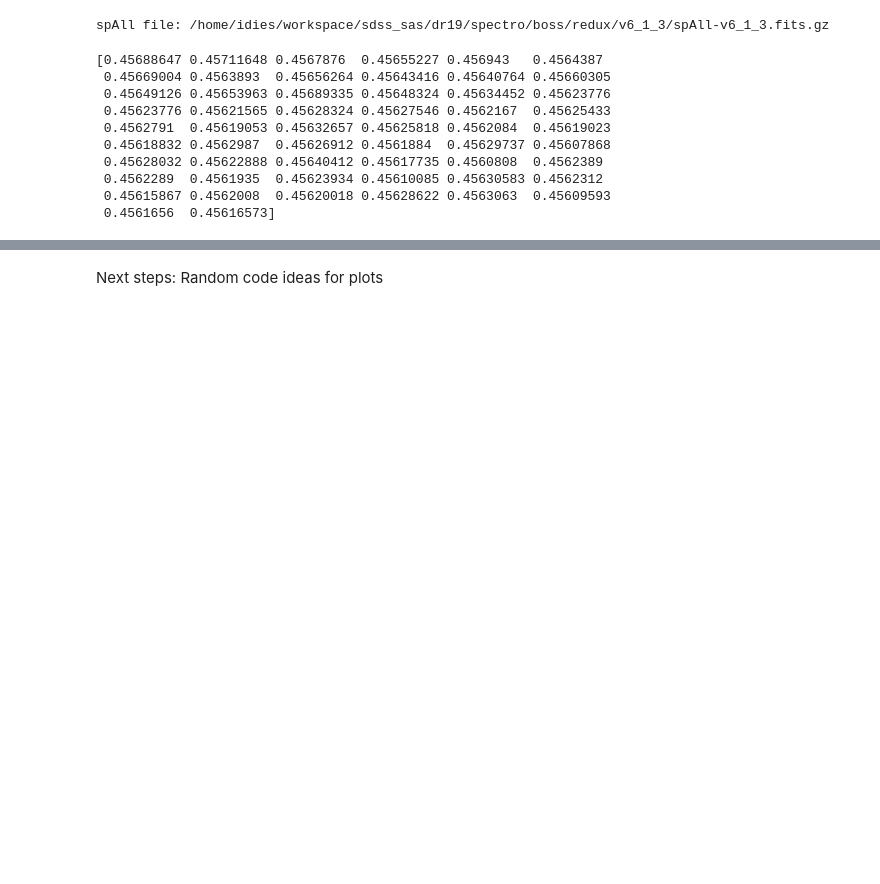
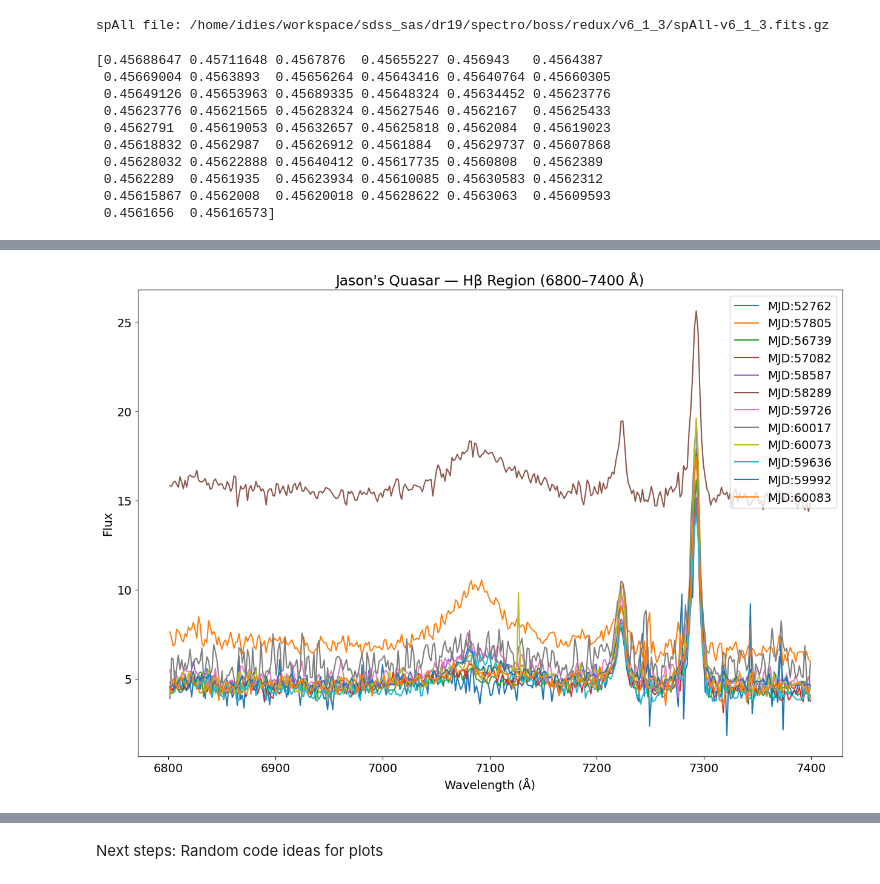
Before and after one commit to Rey-Ramos01/ASTR3400-Final-Project, a Jupyter notebook: final project code brainstorm(1).ipynb, the cells around one changed output, grey strips where cells are left out. Cells and saved outputs as stored; diff of their text form; code cells hidden in the pictures; blank space fills up the shorter version.

```diff
--- a/final project code brainstorm(1).ipynb
+++ b/final project code brainstorm(1).ipynb
@@ -245 +251,20 @@ print(jason_spall_rows['Z'])
+# %%
+plt.rcParams['figure.figsize'] = [15, 10] # I remember needing something liek this. It will error otherwise
+for s in spectra_cut:
+    wl = s["wavelength"]
+    fl = s["flux"]
+
+    mask = (wl > 6800) & (wl < 7400)
+    plt.plot(wl[mask], fl[mask], label=f'MJD:{s["mjd"]}' )
+
+
+plt.legend()
+plt.xlabel("Wavelength (Å)")
+plt.ylabel("Flux")
+plt.title("Jason's Quasar — Hβ Region (6800–7400 Å)")
+plt.show();
+
+# These are the BLR plots
+# %% [output]
+[figure, added]
 # %%
```
Also changed, not shown: parts of 24 cells of this notebook.
